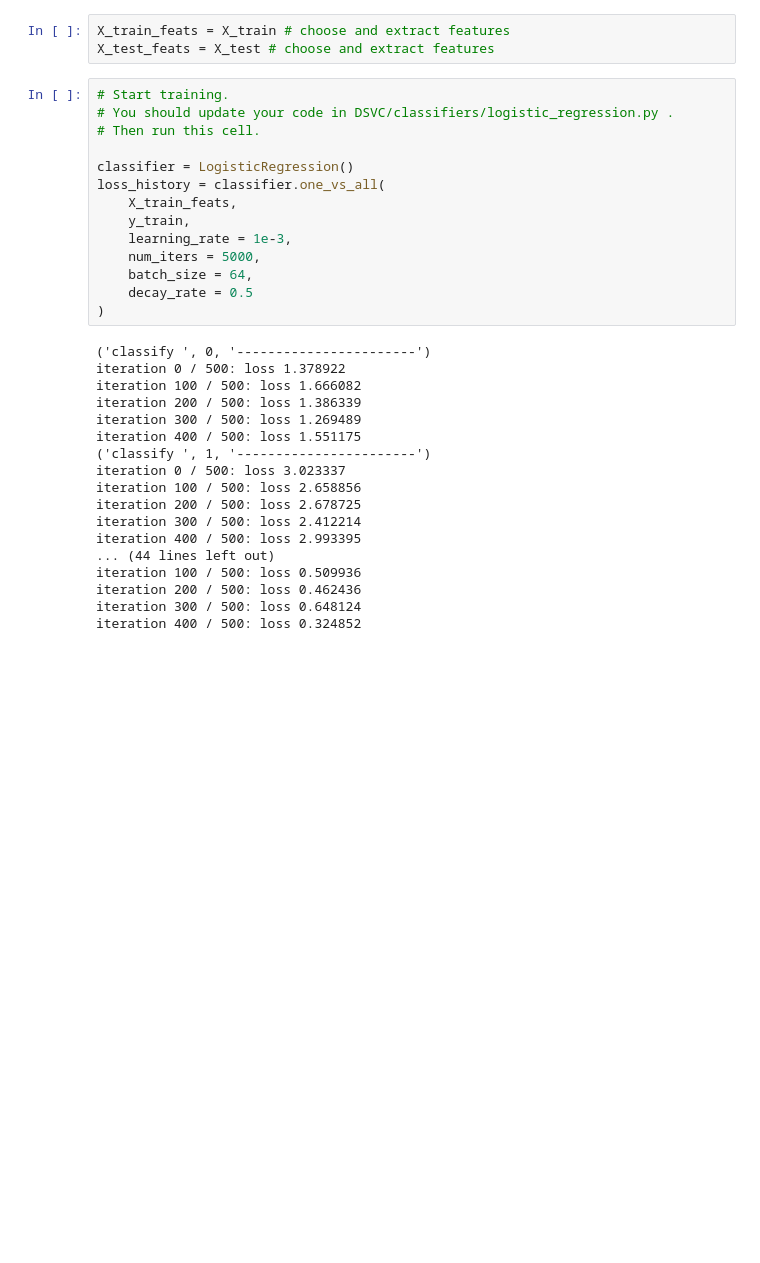
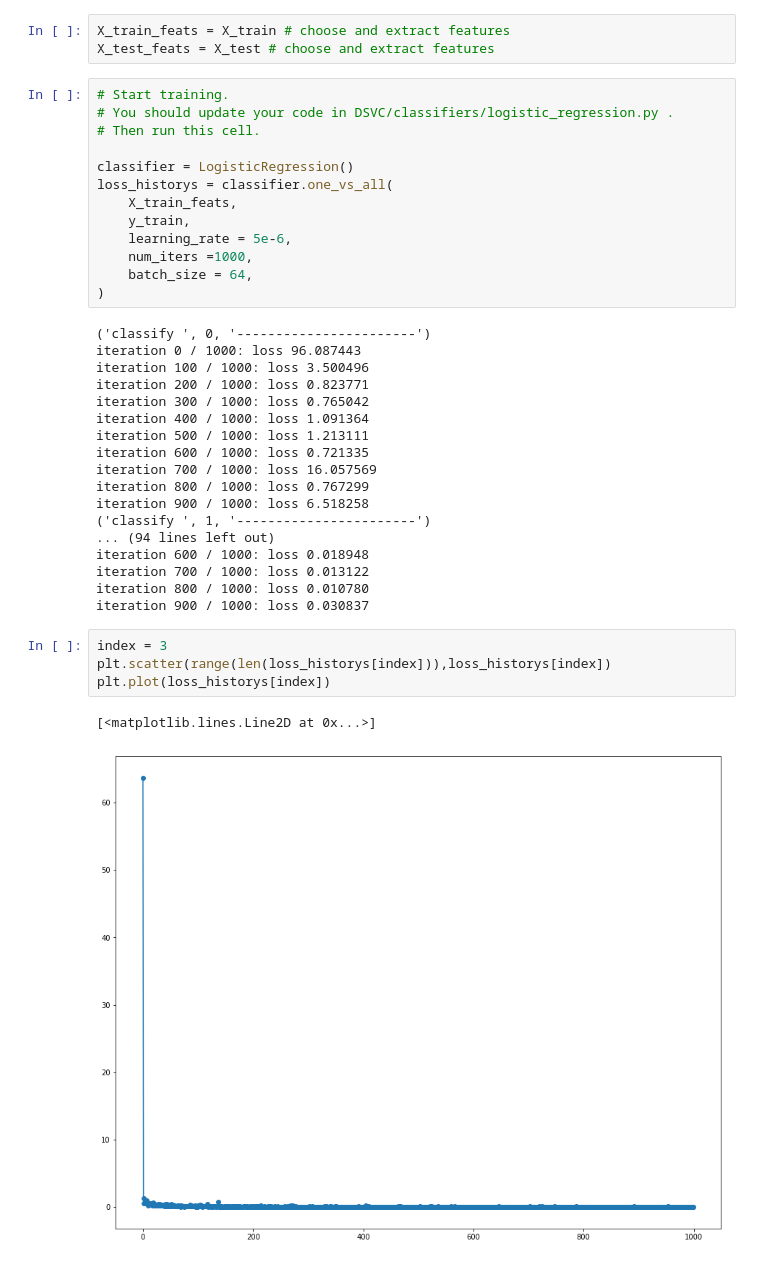
Before and after one commit to ZhaoLizz/DSVC, a Jupyter notebook: assignment3/homework/logistic_regression.ipynb, the cells around one changed output. Drawn from its saved outputs; the diff is of its cells as text; blank space fills up the shorter version.

```diff
--- a/assignment3/homework/logistic_regression.ipynb
+++ b/assignment3/homework/logistic_regression.ipynb
@@ -227,31 +230,37 @@ X_test_feats = X_test # choose and extract features
 # Then run this cell.
 
 classifier = LogisticRegression()
-loss_history = classifier.one_vs_all(
+loss_historys = classifier.one_vs_all(
     X_train_feats,
     y_train,
-    learning_rate = 1e-3,
-    num_iters = 5000,
+    learning_rate = 5e-6,
+    num_iters =1000,
     batch_size = 64,
-    decay_rate = 0.5
 )
 # %% [output]
 ('classify ', 0, '-----------------------')
-iteration 0 / 500: loss 1.378922
-iteration 100 / 500: loss 1.666082
-iteration 200 / 500: loss 1.386339
-iteration 300 / 500: loss 1.269489
-iteration 400 / 500: loss 1.551175
+iteration 0 / 1000: loss 96.087443
+iteration 100 / 1000: loss 3.500496
+iteration 200 / 1000: loss 0.823771
+iteration 300 / 1000: loss 0.765042
+iteration 400 / 1000: loss 1.091364
+iteration 500 / 1000: loss 1.213111
+iteration 600 / 1000: loss 0.721335
+iteration 700 / 1000: loss 16.057569
+iteration 800 / 1000: loss 0.767299
+iteration 900 / 1000: loss 6.518258
 ('classify ', 1, '-----------------------')
-iteration 0 / 500: loss 3.023337
-iteration 100 / 500: loss 2.658856
-iteration 200 / 500: loss 2.678725
-iteration 300 / 500: loss 2.412214
-iteration 400 / 500: loss 2.993395
-... (44 lines left out)
-iteration 100 / 500: loss 0.509936
-iteration 200 / 500: loss 0.462436
-iteration 300 / 500: loss 0.648124
-iteration 400 / 500: loss 0.324852
+... (94 lines left out)
+iteration 600 / 1000: loss 0.018948
+iteration 700 / 1000: loss 0.013122
+iteration 800 / 1000: loss 0.010780
+iteration 900 / 1000: loss 0.030837
+# %%
+index = 3
+plt.scatter(range(len(loss_historys[index])),loss_historys[index])
+plt.plot(loss_historys[index])
+# %% [output]
+[<matplotlib.lines.Line2D at 0x...>]
+[figure, added]
 # %%
 # you may change your code in function `predict`
```
Also changed, not shown: parts of 7 cells of this notebook, 1 other file.
